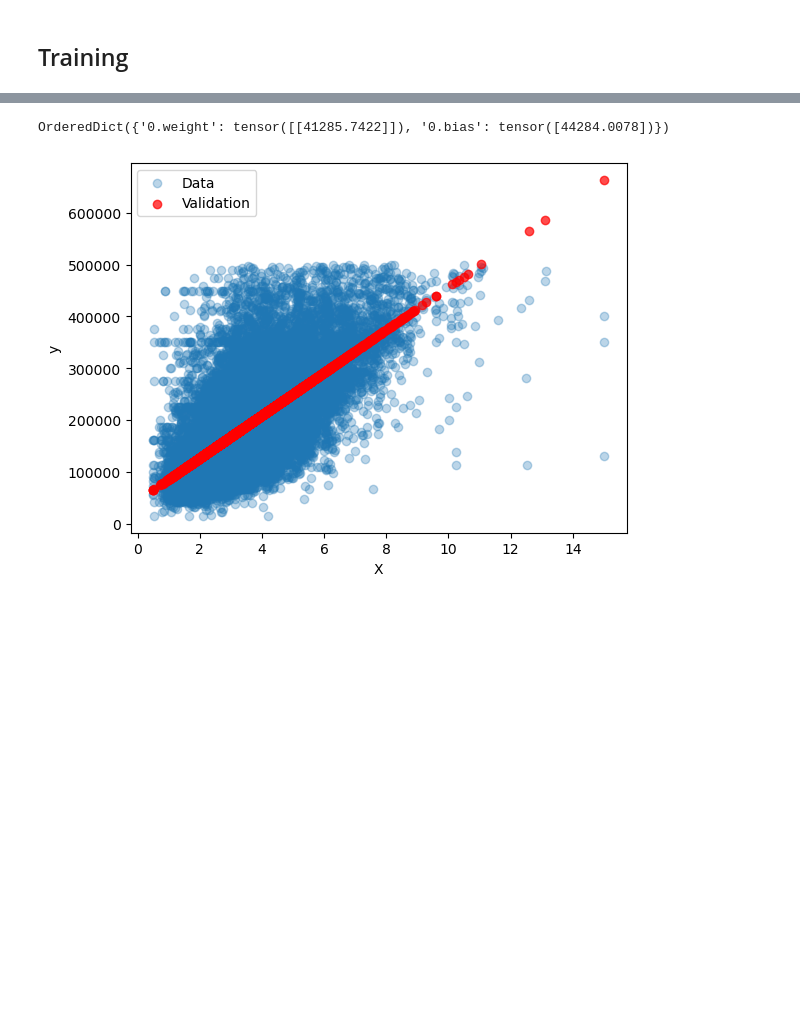
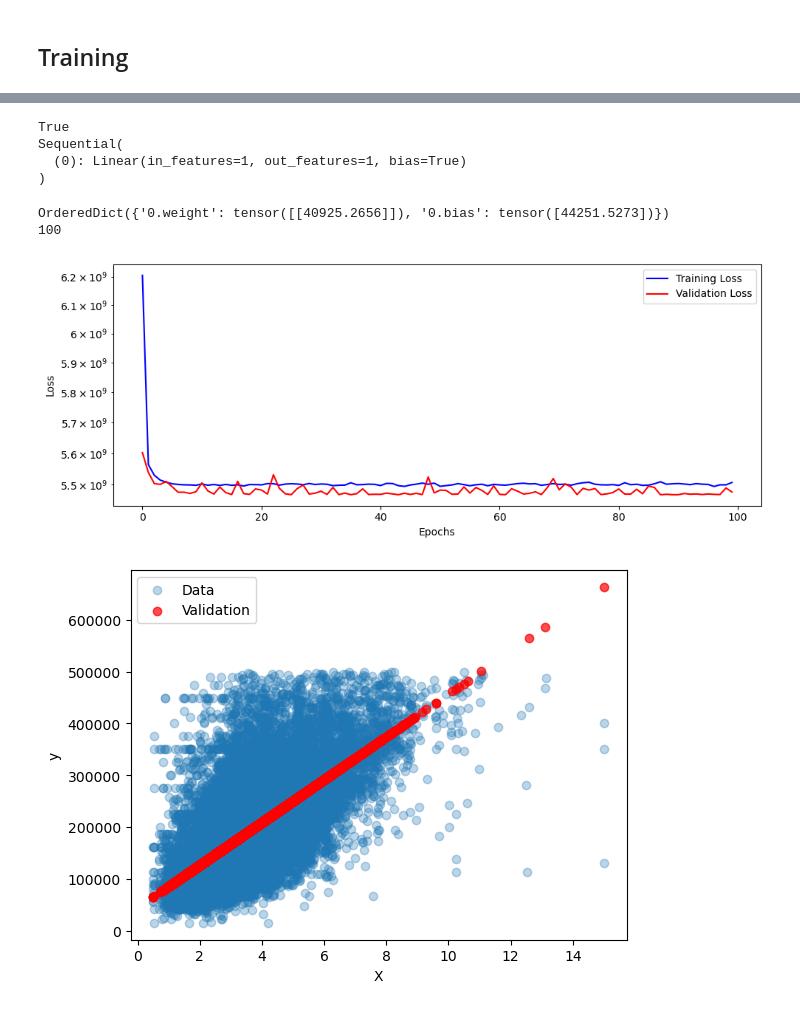
Before and after one commit to HananehMoballeghtohid/DeepLearningStepByStep, a Jupyter notebook: CaliforniaHousingPrices.ipynb, the cells around one changed output, grey strips where cells are left out. Drawn from its saved outputs; the diff is of its cells as text; code cells hidden in the pictures; blank space fills up the shorter version.

Commit message:
going classy

```diff
--- a/CaliforniaHousingPrices.ipynb
+++ b/CaliforniaHousingPrices.ipynb
@@ -109,4 +70,6 @@ val_step_function
 # %% [markdown]
 ## Training
 # %%
-%run -i model_training/v5.py
+sbs = StepByStep(model, loss_function, optimizer)
+sbs.set_loaders(train_loader, val_loader)
+sbs.set_tensorboard('classy')
@@ -146,4 +76,8 @@ plt.show()
 # %%
-print(model.state_dict())
+print(sbs.model == model)
+print(sbs.model)
 # %% [output]
-OrderedDict({'0.weight': tensor([[41285.7422]]), '0.bias': tensor([44284.0078])})
+True
+Sequential(
+  (0): Linear(in_features=1, out_features=1, bias=True)
+)
@@ -167,0 +84,2 @@ all_inputs = torch.cat(all_inputs)
+# %%
+sbs.train(n_epochs=100)
@@ -168,3 +88,13 @@ all_inputs = torch.cat(all_inputs)
+# %%
+print(model.state_dict()) # remember, model == sbs.model
+print(sbs.total_epochs)
+# %% [output]
+OrderedDict({'0.weight': tensor([[40925.2656]]), '0.bias': tensor([44251.5273])})
+100
+# %%
+fig = sbs.plot_losses()
+# %% [output]
+[figure, added]
 # %%
 plt.scatter(X, y, alpha=0.3, label="Data")
 plt.scatter(all_inputs, all_preds, alpha=0.7, color="red", label="Validation")
```
Also changed, not shown: parts of 23 cells of this notebook, 2 other files.
